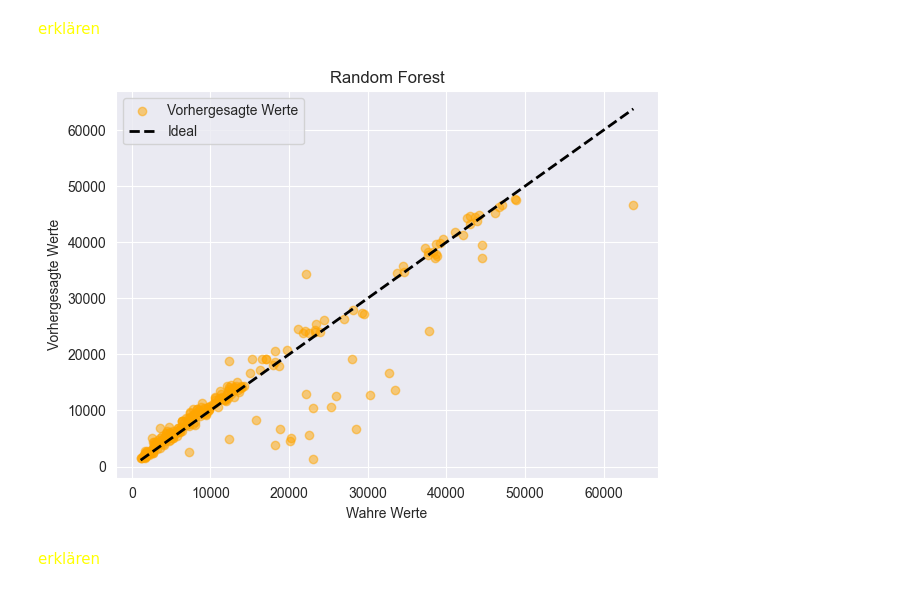
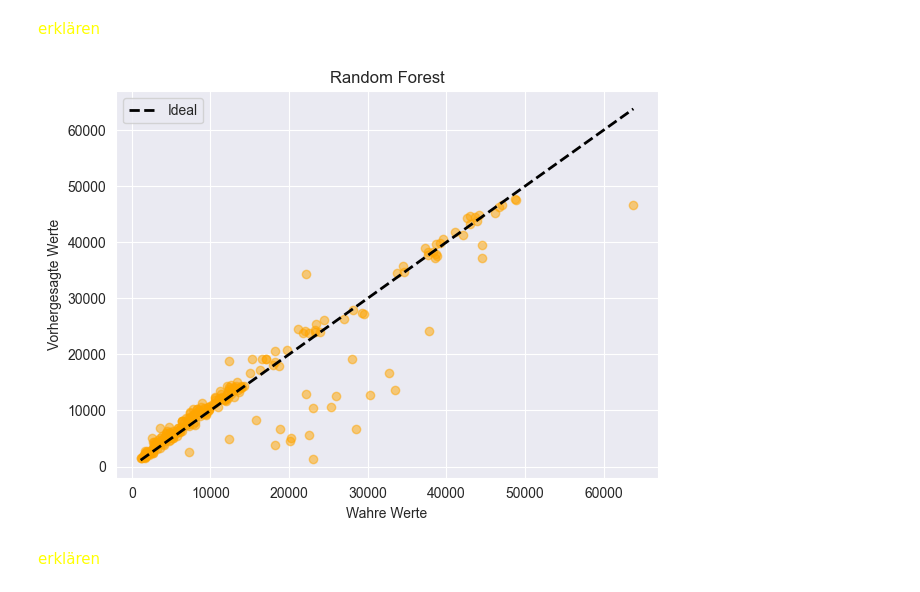
Before and after one commit to raaamk/ML_SoSe24, a Jupyter notebook: src/Assignments/Group Project/Medical Treatment Cost Estimation.ipynb, the cells around one changed output. Drawn from its saved outputs; the diff is of its cells as text; code cells hidden in the pictures.

```diff
--- a/src/Assignments/Group Project/Medical Treatment Cost Estimation.ipynb
+++ b/src/Assignments/Group Project/Medical Treatment Cost Estimation.ipynb
@@ -1034,18 +1034,18 @@ final_results_df.head()
 # %%
 y_pred = final_results_df.iloc[0]['y_pred']
 
-plt.scatter(y_test, y_pred, color='orange', alpha=0.5, label='Vorhergesagte Werte')
+plt.scatter(y_test, y_pred, color='orange', alpha=0.5)
 plt.plot([y_test.min(), y_test.max()], [y_test.min(), y_test.max()], 'k--', lw=2, label='Ideal')
 
 plt.xlabel('Wahre Werte')
 plt.ylabel('Vorhergesagte Werte')
 plt.title('Random Forest')
 plt.legend()
 
 plt.tight_layout()
 plt.show()
 # %% [output]
-[figure, old version]
+[figure, new version]
 # %% [markdown]
 <span style="color:yellow">erklären</span>
 # %%
```
